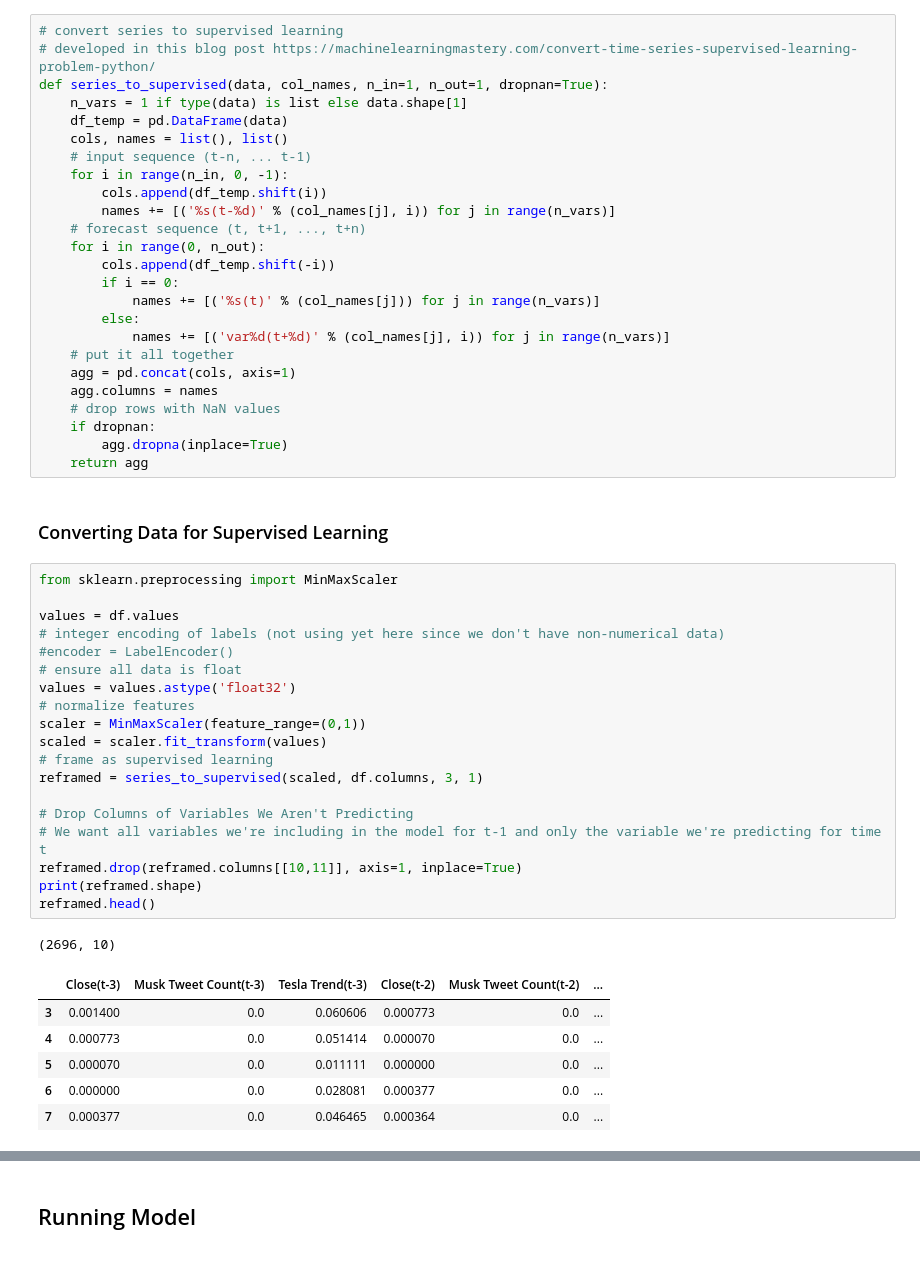
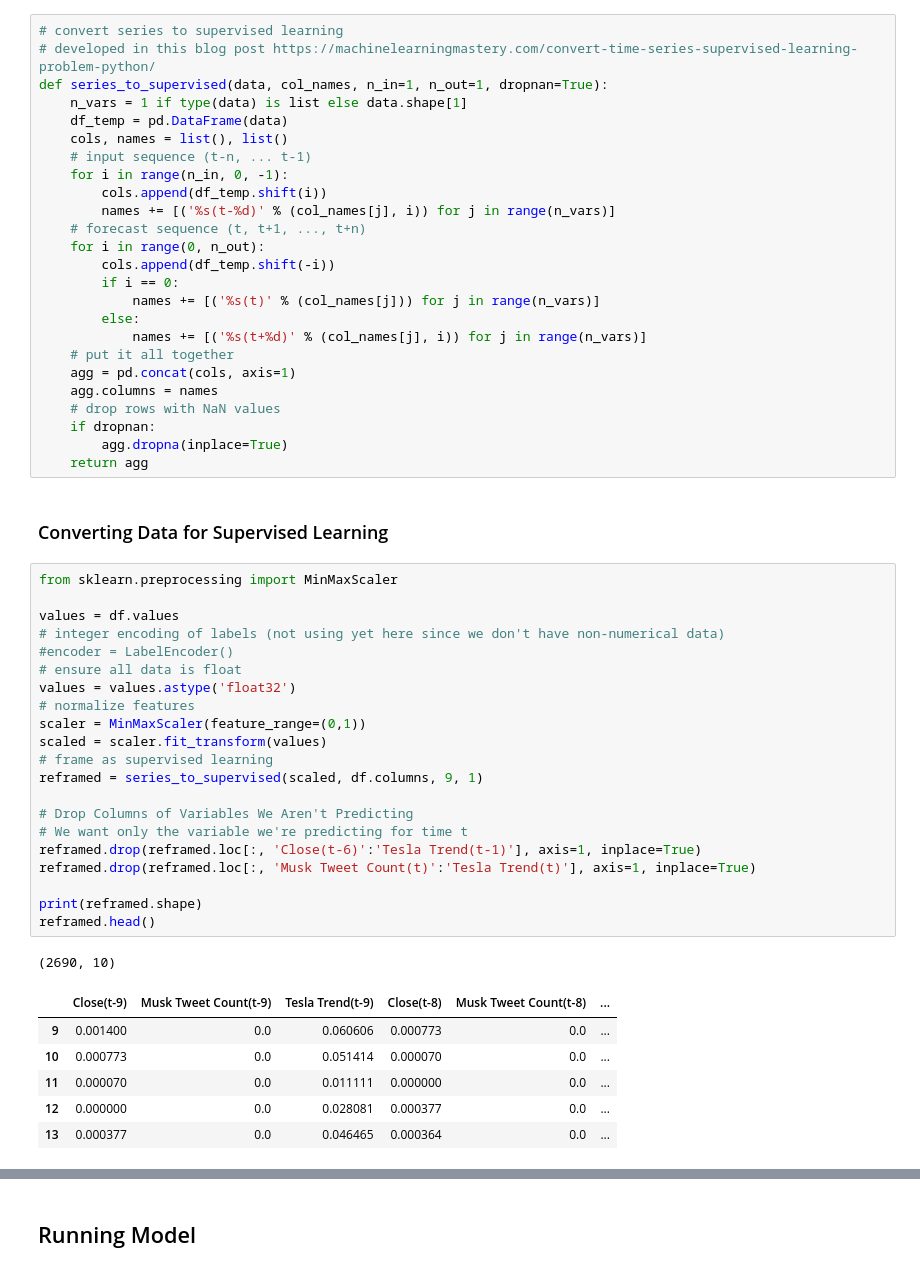
Before and after one commit to TLChilton/Senior_Capstone, a Jupyter notebook: Thomas/LSTMFeaturePrune.ipynb, the cells around one changed output, grey strips where cells are left out. Cells and saved outputs as stored; diff of their text form.

```diff
--- a/Thomas/LSTMFeaturePrune.ipynb
+++ b/Thomas/LSTMFeaturePrune.ipynb
@@ -60,7 +60,7 @@ def series_to_supervised(data, col_names, n_in=1, n_out=1, dropnan=True):
         if i == 0:
             names += [('%s(t)' % (col_names[j])) for j in range(n_vars)]
         else:
-            names += [('var%d(t+%d)' % (col_names[j], i)) for j in range(n_vars)]
+            names += [('%s(t+%d)' % (col_names[j], i)) for j in range(n_vars)]
 	# put it all together
     agg = pd.concat(cols, axis=1)
     agg.columns = names
@@ -73,30 +73,32 @@ def series_to_supervised(data, col_names, n_in=1, n_out=1, dropnan=True):
 # %%
 from sklearn.preprocessing import MinMaxScaler
 
 values = df.values
 # integer encoding of labels (not using yet here since we don't have non-numerical data)
 #encoder = LabelEncoder()
 # ensure all data is float
 values = values.astype('float32')
 # normalize features
 scaler = MinMaxScaler(feature_range=(0,1))
 scaled = scaler.fit_transform(values)
 # frame as supervised learning
-reframed = series_to_supervised(scaled, df.columns, 3, 1)
+reframed = series_to_supervised(scaled, df.columns, 9, 1)
 
 # Drop Columns of Variables We Aren't Predicting
-# We want all variables we're including in the model for t-1 and only the variable we're predicting for time t
-reframed.drop(reframed.columns[[10,11]], axis=1, inplace=True)
+# We want only the variable we're predicting for time t
+reframed.drop(reframed.loc[:, 'Close(t-6)':'Tesla Trend(t-1)'], axis=1, inplace=True)
+reframed.drop(reframed.loc[:, 'Musk Tweet Count(t)':'Tesla Trend(t)'], axis=1, inplace=True)
+
 print(reframed.shape)
 reframed.head()
 # %% [output]
-(2696, 10)
+(2690, 10)
-|  | Close(t-3) | Musk Tweet Count(t-3) | Tesla Trend(t-3) | Close(t-2) | Musk Tweet Count(t-2) | ... |
-| 3 | 0.001400 | 0.0 | 0.060606 | 0.000773 | 0.0 | ... |
-| 4 | 0.000773 | 0.0 | 0.051414 | 0.000070 | 0.0 | ... |
-| 5 | 0.000070 | 0.0 | 0.011111 | 0.000000 | 0.0 | ... |
-| 6 | 0.000000 | 0.0 | 0.028081 | 0.000377 | 0.0 | ... |
-| 7 | 0.000377 | 0.0 | 0.046465 | 0.000364 | 0.0 | ... |
+|  | Close(t-9) | Musk Tweet Count(t-9) | Tesla Trend(t-9) | Close(t-8) | Musk Tweet Count(t-8) | ... |
+| 9 | 0.001400 | 0.0 | 0.060606 | 0.000773 | 0.0 | ... |
+| 10 | 0.000773 | 0.0 | 0.051414 | 0.000070 | 0.0 | ... |
+| 11 | 0.000070 | 0.0 | 0.011111 | 0.000000 | 0.0 | ... |
+| 12 | 0.000000 | 0.0 | 0.028081 | 0.000377 | 0.0 | ... |
+| 13 | 0.000377 | 0.0 | 0.046465 | 0.000364 | 0.0 | ... |
 # %%
 values = reframed.values
 # split into train, test, and prediction sets
```
Also changed, not shown: parts of 7 cells of this notebook.
